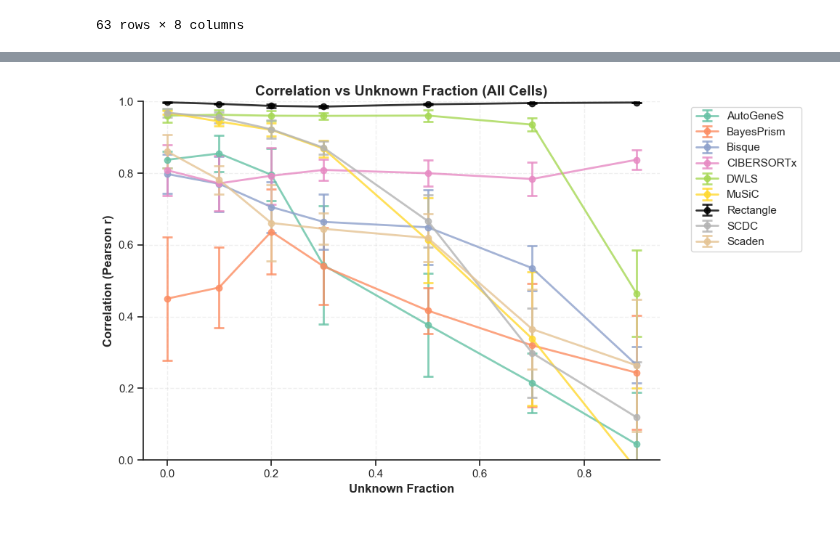
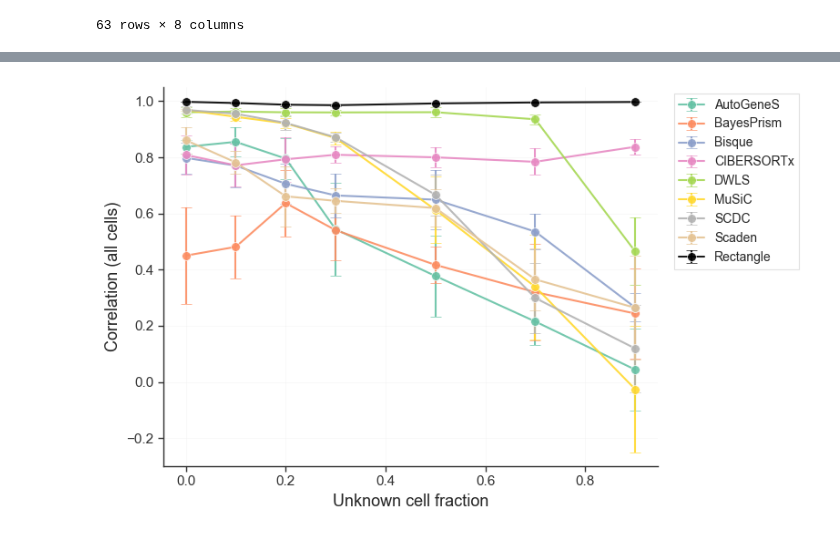
Before and after one commit to ComputationalBiomedicineGroup/rectangle_paper, a Jupyter notebook: notebooks/figure_4.ipynb, the cells around one changed output, grey strips where cells are left out. Drawn from its saved outputs; the diff is of its cells as text; code cells hidden in the pictures.

Commit message:
better figures

```diff
--- a/notebooks/figure_4.ipynb
+++ b/notebooks/figure_4.ipynb
@@ -487,32 +531,59 @@ plt.show()
 # %%
 # Plot Correlation summary for all cells
-fig, ax = plt.subplots(figsize=(10, 6))
+fig, ax = plt.subplots(figsize=(8, 5))
+ax.set_facecolor('white')
+fig.patch.set_facecolor('white')
+
+# Sort methods: alphabetically, but Rectangle last
+methods = sorted(correlation_summary_all['method'].unique())
+if 'Rectangle' in methods:
+    methods.remove('Rectangle')
+    methods.append('Rectangle')
 
 # Plot with error bars (using standard deviation)
-for method in correlation_summary_all['method'].unique():
+for method in methods:
     method_data = correlation_summary_all[correlation_summary_all['method'] == method]
 
     # Sort by unknown_fraction for proper line plotting
     method_data = method_data.sort_values('unknown_fraction')
 
     x = method_data['unknown_fraction']
     y = method_data['corr']
     yerr = method_data['sd']
 
     color = method_palette.get(method, '#000000')
-    ax.errorbar(x, y, yerr=yerr, label=method, marker='o', capsize=5,
-                capthick=2, linewidth=2, markersize=6, color=color, alpha=0.8)
+    ax.errorbar(x, y, yerr=yerr, label=method, marker='o', capsize=4,
+                capthick=1.5, linewidth=1.5, markersize=7, markeredgewidth=0.5,
+                markeredgecolor='white', color=color, alpha=0.9, zorder=3)
 
-ax.set_xlabel('Unknown Fraction', fontsize=12, fontweight='bold')
-ax.set_ylabel('Correlation (Pearson r)', fontsize=12, fontweight='bold')
-ax.set_title('Correlation vs Unknown Fraction (All Cells)', fontsize=14, fontweight='bold')
-ax.legend(bbox_to_anchor=(1.05, 1), loc='upper left', frameon=True)
-ax.grid(True, alpha=0.3, linestyle='--')
-ax.set_ylim([0, 1])
-sns.despine()
+ax.set_xlabel('Unknown cell fraction', fontsize=13, fontweight='normal')
+ax.set_ylabel('Correlation (all cells)', fontsize=13, fontweight='normal')
+
+# Modern legend styling
+legend = ax.legend(bbox_to_anchor=(1.02, 1), loc='upper left',
+                   frameon=True, fontsize=10, ncol=1,
+                   framealpha=0.95, edgecolor='#E0E0E0', fancybox=False)
+legend.get_frame().set_linewidth(0.8)
+
+# Subtle grid
+ax.grid(True, alpha=0.15, linestyle='-', linewidth=0.5, color='#CCCCCC', zorder=1)
+ax.set_axisbelow(True)
+
+ax.set_ylim([-0.3, 1.05])
+
+# Clean spines
+for spine in ['top', 'right']:
+    ax.spines[spine].set_visible(False)
+for spine in ['left', 'bottom']:
+    ax.spines[spine].set_color('#333333')
+    ax.spines[spine].set_linewidth(1)
+
+# Tick styling
+ax.tick_params(axis='both', which='major', labelsize=11,
+               length=4, width=1, colors='#333333')
 
 plt.tight_layout()
 plt.savefig('../figures/fig4c_correlation_summary_all.pdf', bbox_inches='tight', dpi=300)
 plt.show()
 # %% [output]
-[figure, old version]
+[figure, new version]
```
Also changed, not shown: parts of 2 cells of this notebook.
